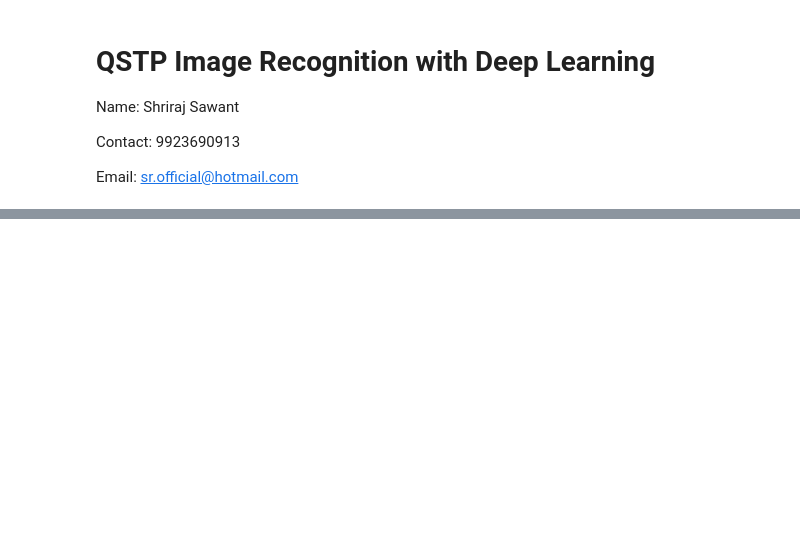
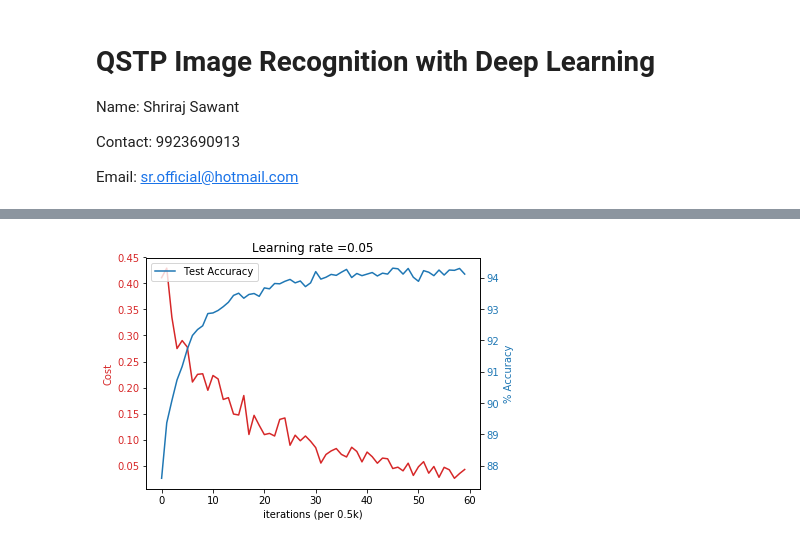
Before and after one commit to iam-sr13/QSTP2018, a Jupyter notebook: QSTP Final Submission.ipynb, the cells around one changed output, grey strips where cells are left out. Cells and saved outputs as stored; diff of their text form; code cells hidden in the pictures; blank space fills up the shorter version.

Commit message:
Improved accuracy
Accuracy improved to 94.12%
Self Note: Needs Regularization and Optimization Tuning.

```diff
--- a/QSTP Final Submission.ipynb
+++ b/QSTP Final Submission.ipynb
@@ -215,0 +229,22 @@ torch.save(my_model,'cnn_93.2.pt')
+# %%
+fig, ax1 = plt.subplots()
+
+color = 'tab:red'
+ax1.set_xlabel('iterations (per 0.5k)')
+ax1.set_ylabel('Cost', color=color)
+ax1.plot(costs, color=color, label='Costs')
+ax1.tick_params(axis='y', labelcolor=color)
+
+ax2 = ax1.twinx()
+
+color = 'tab:blue'
+ax2.set_ylabel('% Accuracy', color=color)
+ax2.plot(tsacc, color=color, label='Test Accuracy')
+ax2.tick_params(axis='y', labelcolor=color)
+
+fig.tight_layout()
+plt.title("Learning rate =" + str(0.05))
+plt.legend()
+plt.show()
+# %% [output]
+[figure, added]
```
Also changed, not shown: parts of 2 cells of this notebook, 1 other file.
